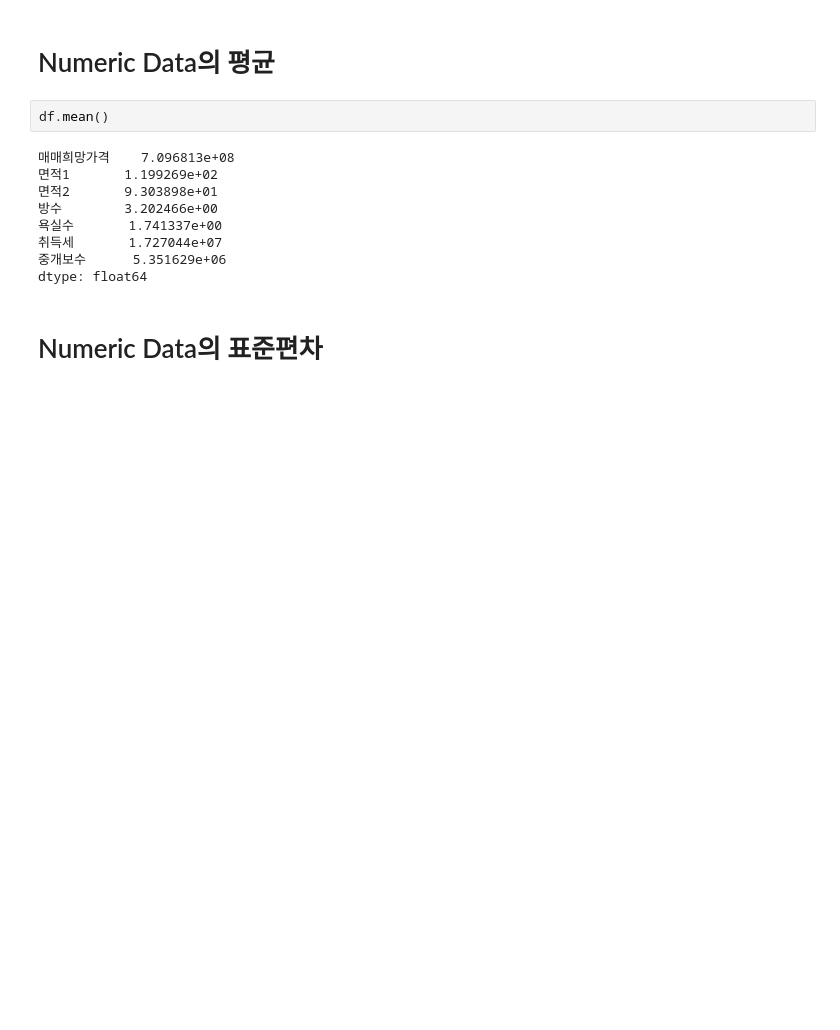
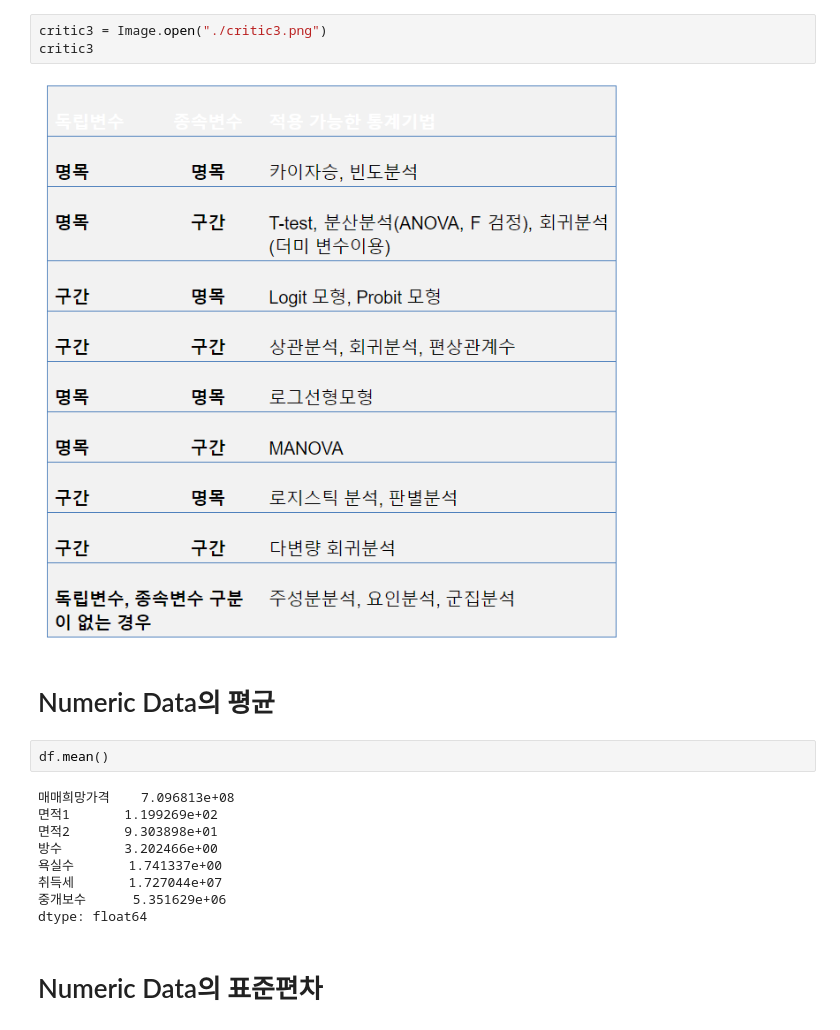
Before and after one commit to dudwo7783/DAFDS, a Jupyter notebook: read_estate.ipynb, the cells around one changed output. Cells and saved outputs as stored; diff of their text form; blank space fills up the shorter version.

```diff
--- a/read_estate.ipynb
+++ b/read_estate.ipynb
@@ -13,3 +20,8 @@ df = pd.read_excel(excel_file, squeeze=True)
+# %%
+critic3 = Image.open("./critic3.png")
+critic3
+# %% [output]
+[figure, added]
 # %% [markdown]
 # Numeric Data의 평균
 # %%
```
Also changed, not shown: parts of 7 cells of this notebook, 3 other files.
